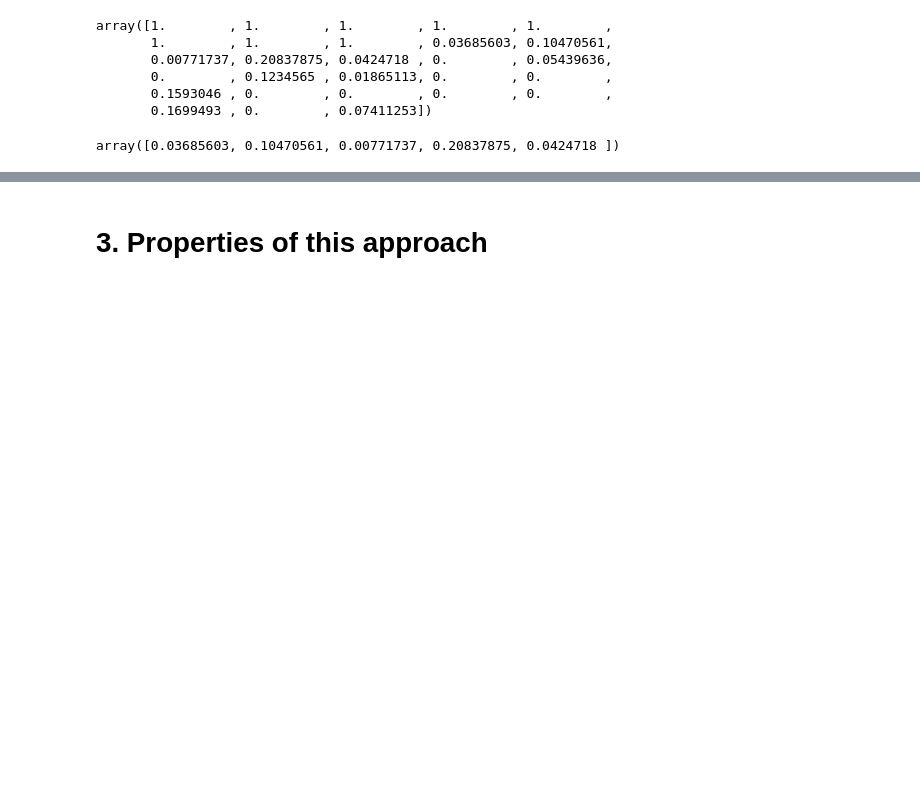
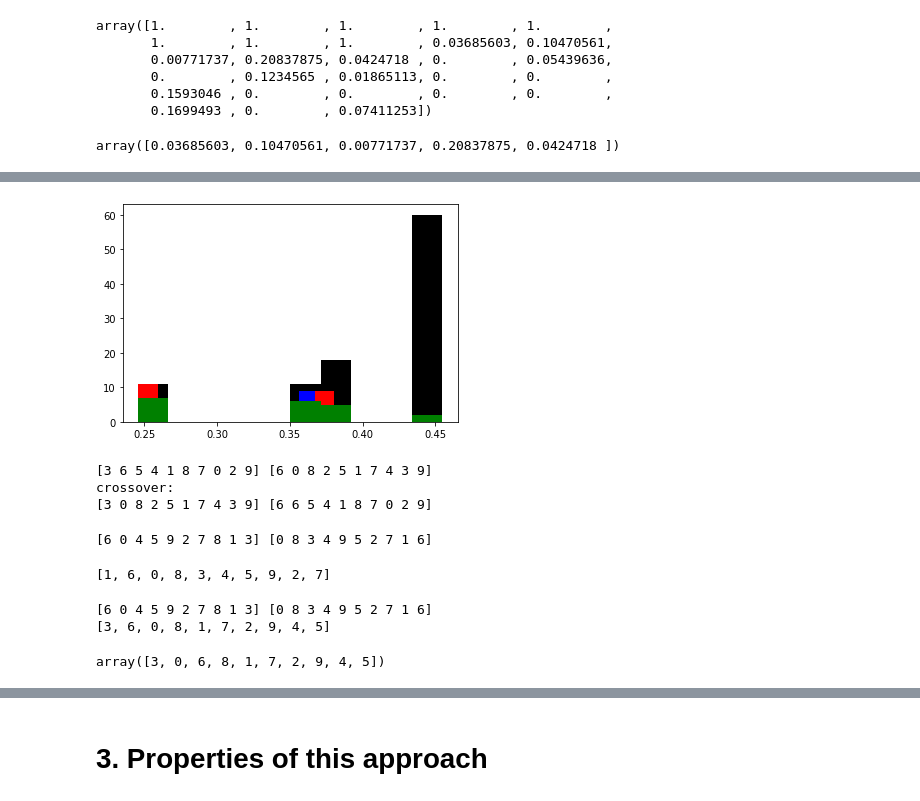
Before and after one commit to alcliberal/ApresentationStocastique, a Jupyter notebook: pres.ipynb, the cells around one changed output, grey strips where cells are left out. Saved outputs shown, nothing was run; the diff lists cells and outputs as text; code cells hidden in the pictures; blank space fills up the shorter version.

```diff
--- a/pres.ipynb
+++ b/pres.ipynb
@@ -203,0 +294,17 @@ array([0.03685603, 0.10470561, 0.00771737, 0.20837875, 0.0424718 ])
+# %%
+def tournament_selection(population, fitness, t_size=3):
+    rng = np.random.default_rng()
+    tournament = rng.choice(len(population), size=t_size)
+    ind = tournament[np.argmin(fitness[tournament])]
+    return population[ind], fitness[ind]
+# %%
+t_fits = np.zeros(len(efit))
+for i in range(len(efit)):
+    p, f = tournament_selection(population, fitness)
+    t_fits[i] = f
+plt.hist(fitness, color='k')
+plt.hist(efit, color='b')
+plt.hist(fp_fits, color='r')
+plt.hist(t_fits, color='g');
+# %% [output]
+[figure, added]
@@ -203,0 +316,19 @@ array([0.03685603, 0.10470561, 0.00771737, 0.20837875, 0.0424718 ])
+# %%
+parent1, _ = tournament_selection(population, fitness)
+parent2, _ = tournament_selection(population, fitness)
+print(parent1, parent2)
+child1, child2 = one_point(parent1, parent2)
+print("crossover: ")
+print(child1, child2)
+# %% [output]
+[3 6 5 4 1 8 7 0 2 9] [6 0 8 2 5 1 7 4 3 9]
+crossover:
+[3 0 8 2 5 1 7 4 3 9] [6 6 5 4 1 8 7 0 2 9]
+# %%
+from pymoo.operators.crossover import edge_recombination_crossover as erc
+
+print(population[0], population[1])
+erc.erx(population[0], population[1])
+# %% [output]
+[6 0 4 5 9 2 7 8 1 3] [0 8 3 4 9 5 2 7 1 6]
+[1, 6, 0, 8, 3, 4, 5, 9, 2, 7]
@@ -203,0 +343,9 @@ array([0.03685603, 0.10470561, 0.00771737, 0.20837875, 0.0424718 ])
+# %%
+print(population[0], population[1])
+child = erc.erx(population[0], population[1])
+print(child)
+mutate(child)
+# %% [output]
+[6 0 4 5 9 2 7 8 1 3] [0 8 3 4 9 5 2 7 1 6]
+[3, 6, 0, 8, 1, 7, 2, 9, 4, 5]
+array([3, 0, 6, 8, 1, 7, 2, 9, 4, 5])
```
Also changed, not shown: parts of 14 cells of this notebook.
